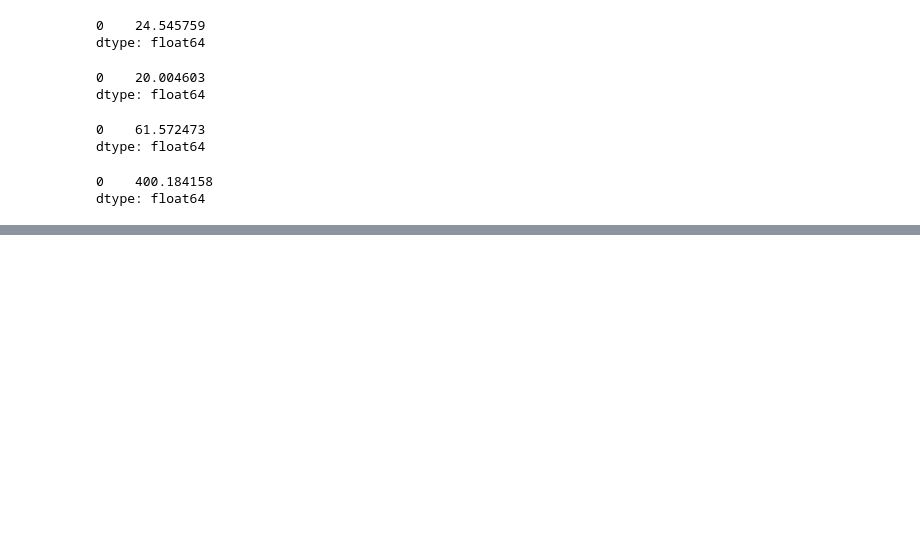
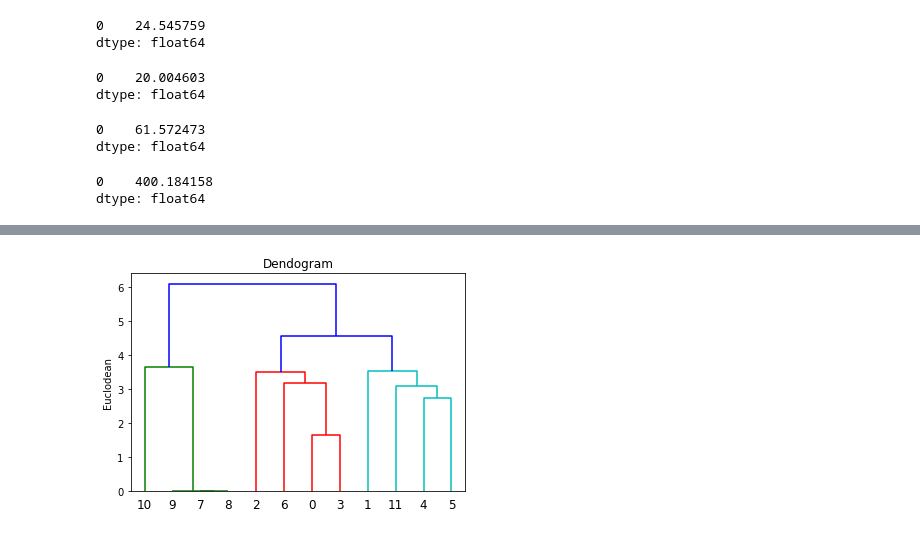
Before and after one commit to apichart2425/RE_Project, a Jupyter notebook: cluster.ipynb, the cells around one changed output, grey strips where cells are left out. Cells and saved outputs as stored; diff of their text form; code cells hidden in the pictures; blank space fills up the shorter version.

```diff
--- a/cluster.ipynb
+++ b/cluster.ipynb
@@ -229,11 +224,11 @@ clf.predict(KL)
 # %%
 Z = hierarchy.linkage(X, 'ward')
 dn = hierarchy.dendrogram(Z)
 plt.title('Dendogram')
 plt.ylabel('Euclodean')
-plt.xlim(0,100)
-plt.ylim(0,0.5)
 plt.show()
+# %% [output]
+[figure, added]
 # %%
 hc = AgglomerativeClustering(n_clusters=3,
                              affinity='euclidean',
```
Also changed, not shown: parts of 4 cells of this notebook, 2 other files.
